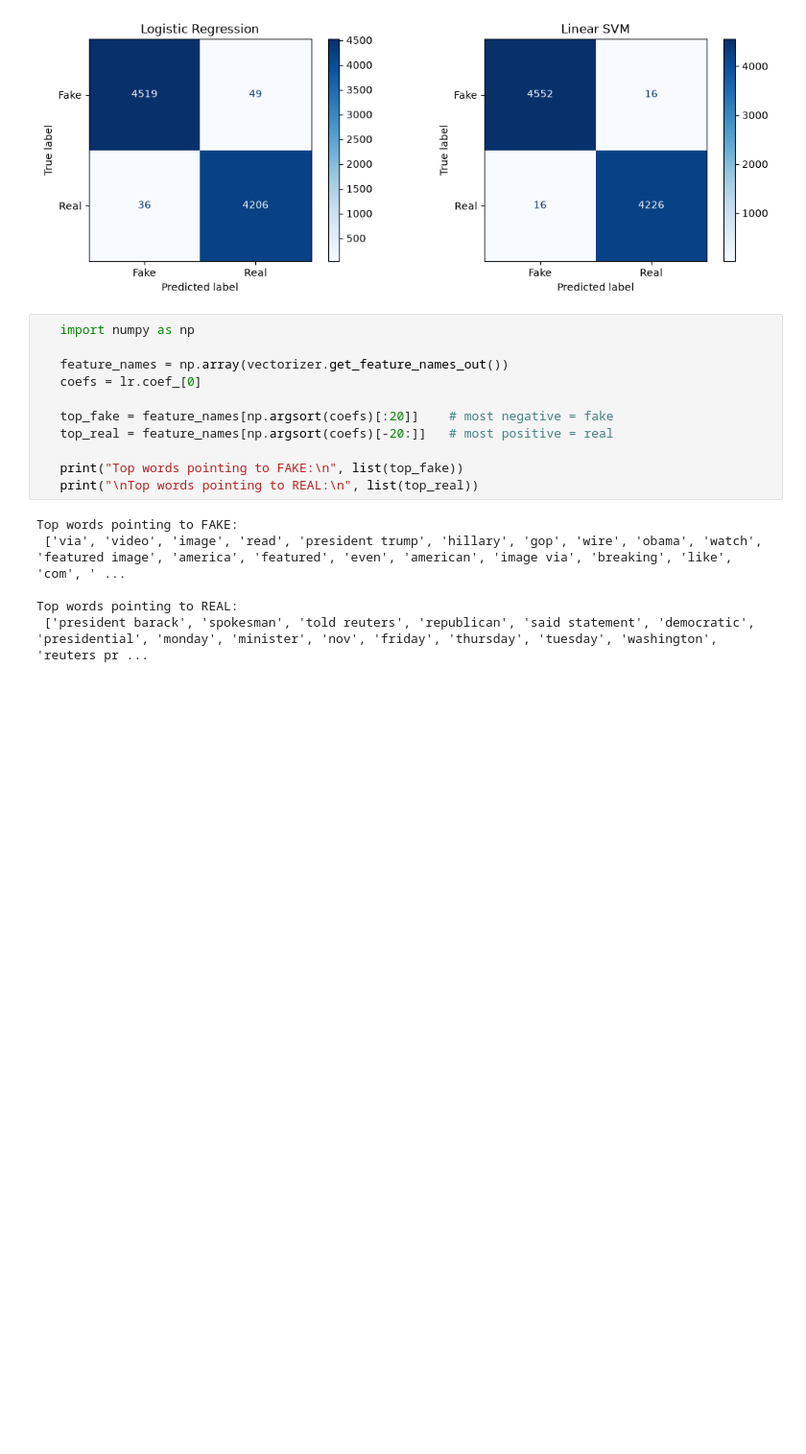
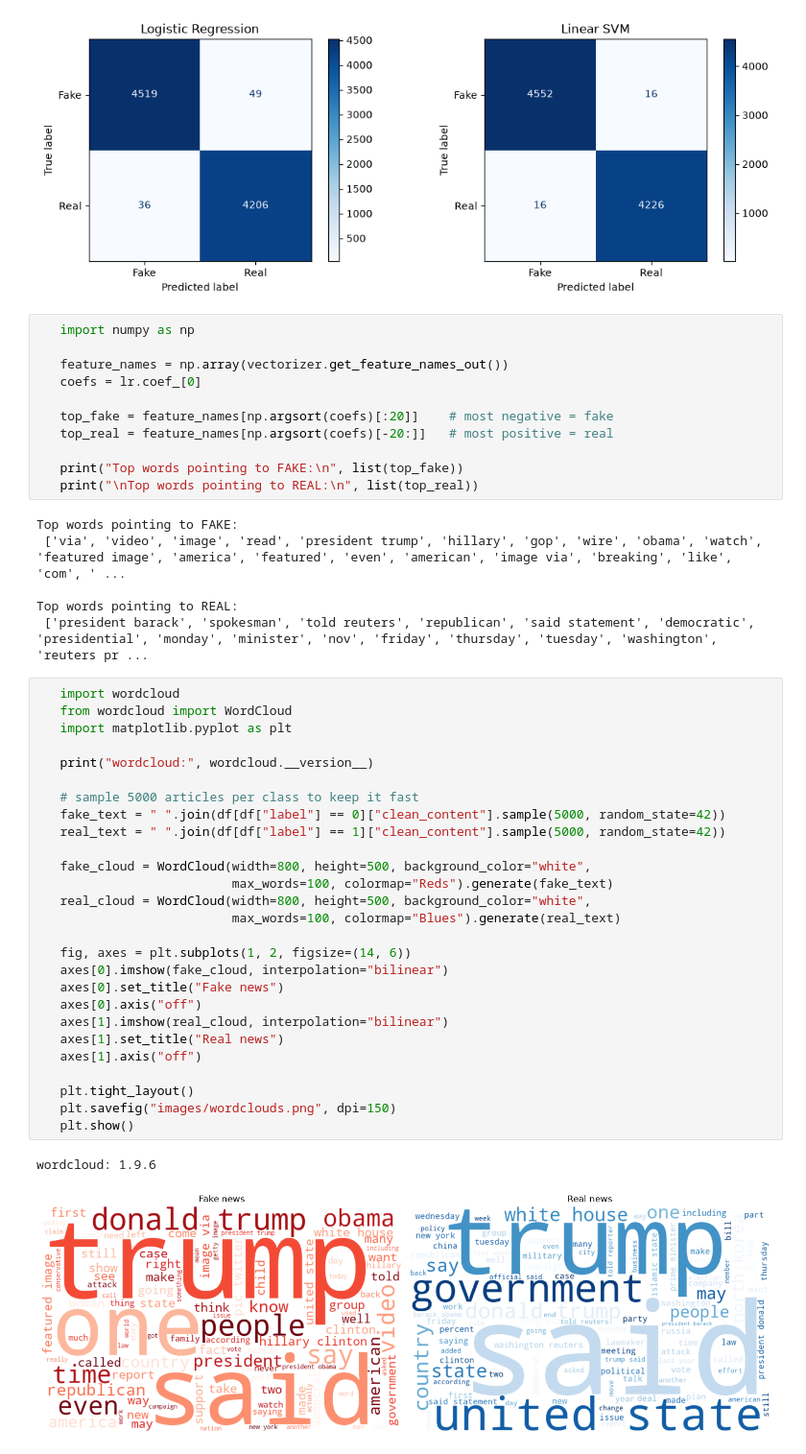
Before and after one commit to AreebaGhaffar/elevvo-task3-fake-news-detection, a Jupyter notebook: fake_news_detection.ipynb, the cells around one changed output. Shown at 96% size. Cells and saved outputs as stored; diff of their text form; blank space fills up the shorter version.

Commit message:
Add word clouds comparing common terms in fake vs real news

```diff
--- a/fake_news_detection.ipynb
+++ b/fake_news_detection.ipynb
@@ -340,3 +340,33 @@ Top words pointing to FAKE:
 
 Top words pointing to REAL:
  ['president barack', 'spokesman', 'told reuters', 'republican', 'said statement', 'democratic', 'presidential', 'monday', 'minister', 'nov', 'friday', 'thursday', 'tuesday', 'washington', 'reuters pr ...
+# %%
+   import wordcloud
+   from wordcloud import WordCloud
+   import matplotlib.pyplot as plt
+
+   print("wordcloud:", wordcloud.__version__)
+
+   # sample 5000 articles per class to keep it fast
+   fake_text = " ".join(df[df["label"] == 0]["clean_content"].sample(5000, random_state=42))
+   real_text = " ".join(df[df["label"] == 1]["clean_content"].sample(5000, random_state=42))
+
+   fake_cloud = WordCloud(width=800, height=500, background_color="white",
+                          max_words=100, colormap="Reds").generate(fake_text)
+   real_cloud = WordCloud(width=800, height=500, background_color="white",
+                          max_words=100, colormap="Blues").generate(real_text)
+
+   fig, axes = plt.subplots(1, 2, figsize=(14, 6))
+   axes[0].imshow(fake_cloud, interpolation="bilinear")
+   axes[0].set_title("Fake news")
+   axes[0].axis("off")
+   axes[1].imshow(real_cloud, interpolation="bilinear")
+   axes[1].set_title("Real news")
+   axes[1].axis("off")
+
+   plt.tight_layout()
+   plt.savefig("images/wordclouds.png", dpi=150)
+   plt.show()
+# %% [output]
+wordcloud: 1.9.6
+[figure, added]
```
Also changed, not shown: 1 other file.
